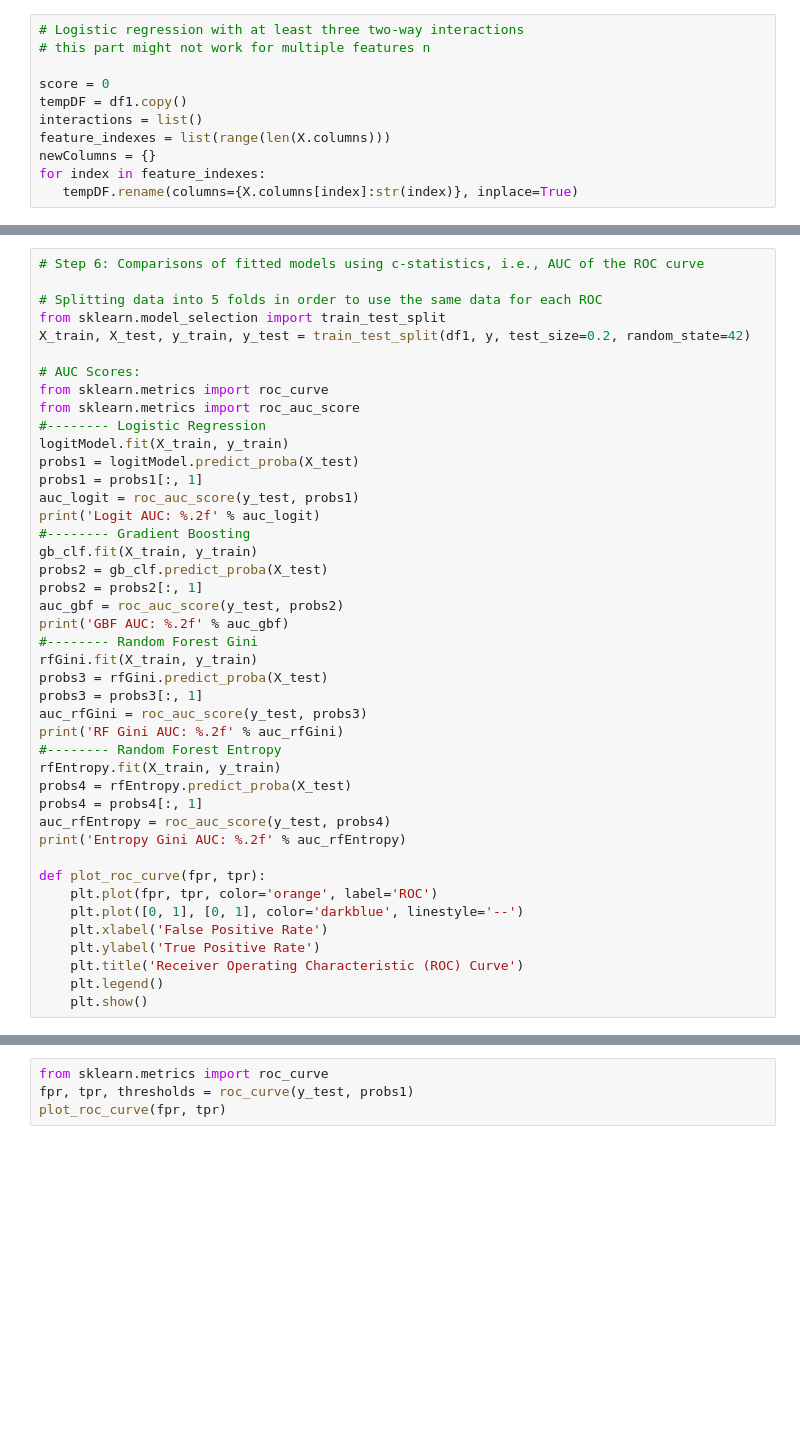
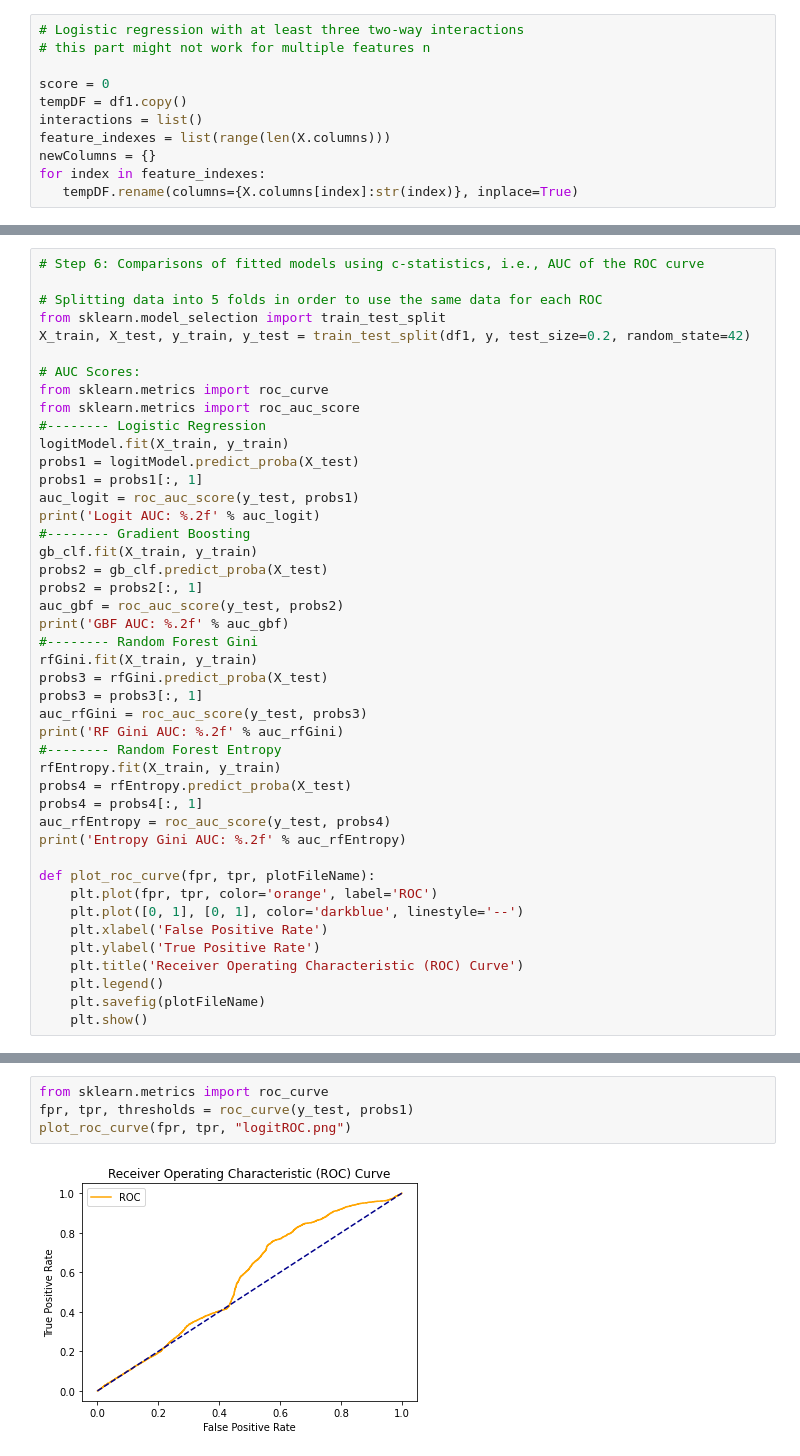
Before and after one commit to darkhark/DataMiningFinalProject, a Jupyter notebook: DMFinalProject.ipynb, the cells around one changed output, grey strips where cells are left out. Drawn from its saved outputs; the diff is of its cells as text; blank space fills up the shorter version.

```diff
--- a/DMFinalProject.ipynb
+++ b/DMFinalProject.ipynb
@@ -328,11 +348,12 @@ probs4 = probs4[:, 1]
 auc_rfEntropy = roc_auc_score(y_test, probs4)
 print('Entropy Gini AUC: %.2f' % auc_rfEntropy)
 
-def plot_roc_curve(fpr, tpr):
+def plot_roc_curve(fpr, tpr, plotFileName):
     plt.plot(fpr, tpr, color='orange', label='ROC')
     plt.plot([0, 1], [0, 1], color='darkblue', linestyle='--')
     plt.xlabel('False Positive Rate')
     plt.ylabel('True Positive Rate')
     plt.title('Receiver Operating Characteristic (ROC) Curve')
     plt.legend()
+    plt.savefig(plotFileName)
     plt.show()
@@ -339,6 +377,8 @@ def plot_roc_curve(fpr, tpr):
 # %%
 from sklearn.metrics import roc_curve
 fpr, tpr, thresholds = roc_curve(y_test, probs1)
-plot_roc_curve(fpr, tpr)
+plot_roc_curve(fpr, tpr, "logitROC.png")
+# %% [output]
+[figure, added]
 # %%
 fpr, tpr, thresholds = roc_curve(y_test, probs2)
```
Also changed, not shown: parts of 9 cells of this notebook, 4 other files.
